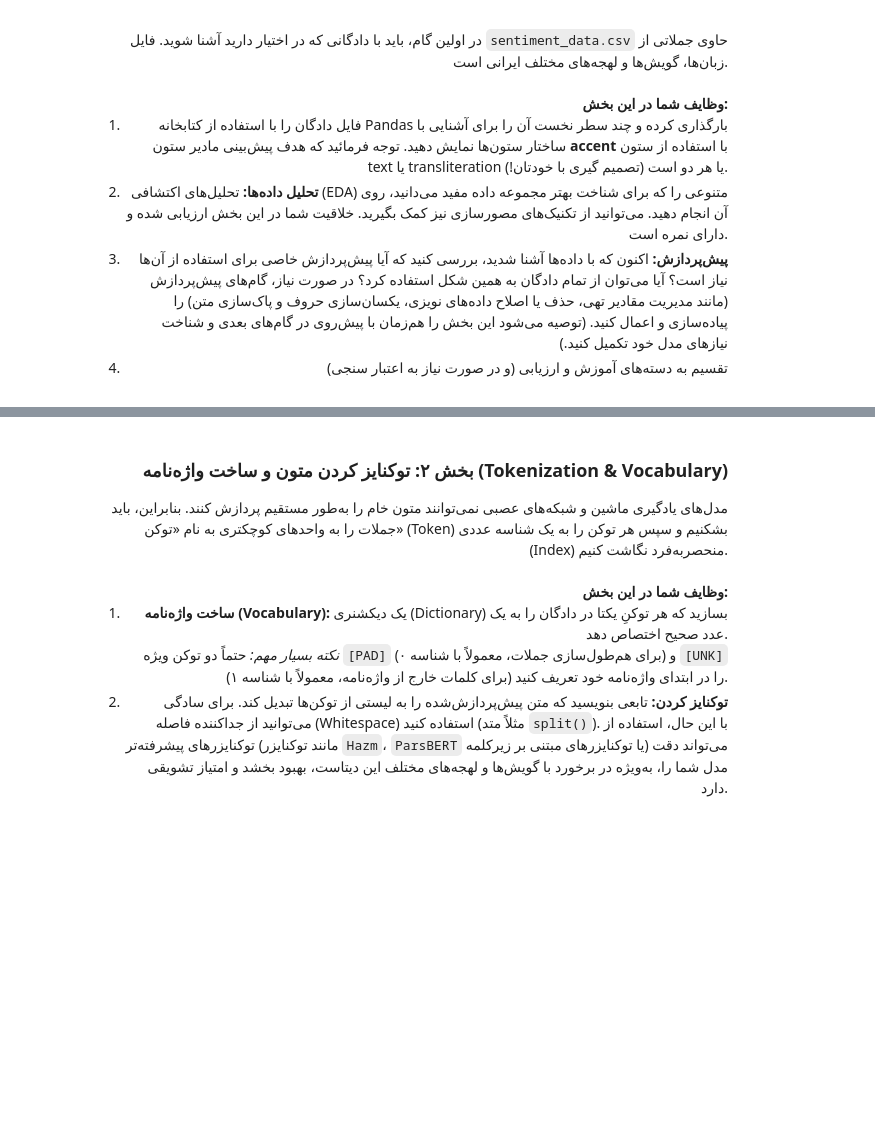
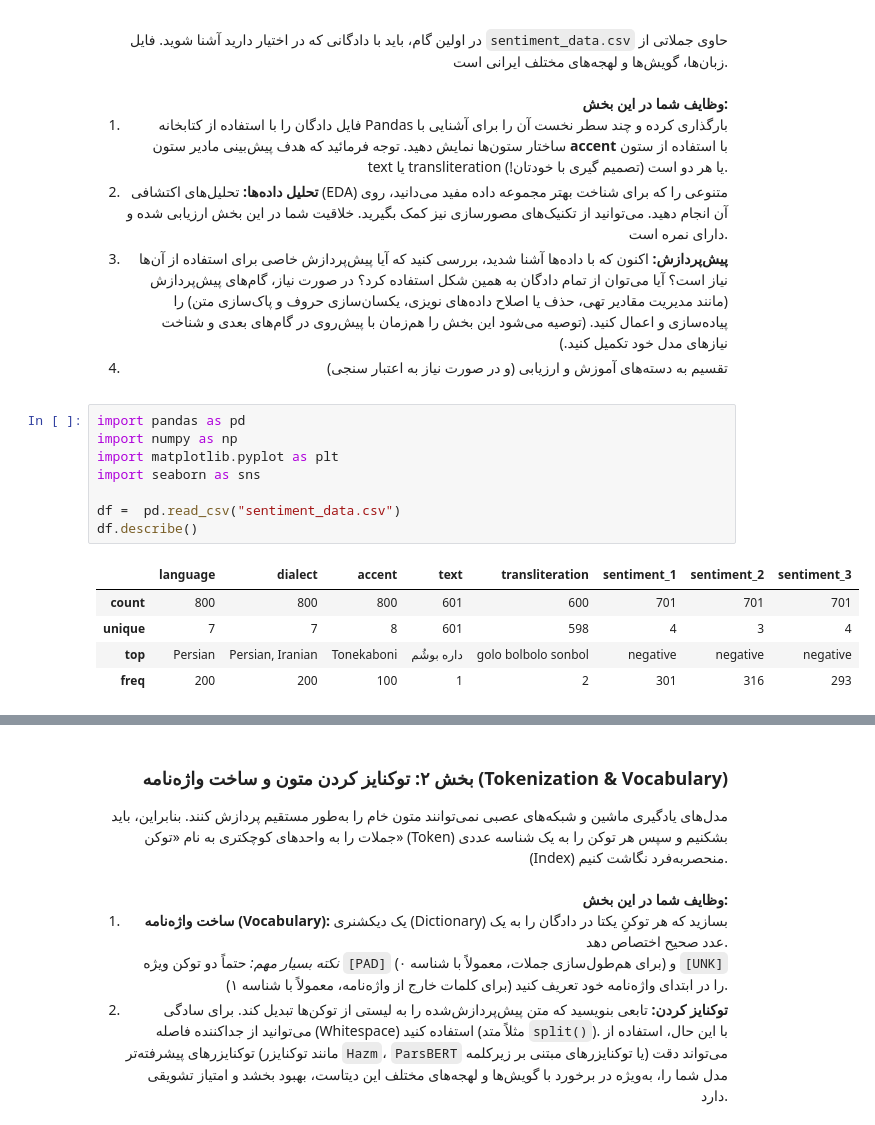
Before and after one commit to AmirhosseinRHT/Natural-Language-Processing-Projects, a Jupyter notebook: CA2/CA2.ipynb, the cells around one changed output, grey strips where cells are left out. Cells and saved outputs as stored; diff of their text form; blank space fills up the shorter version.

```diff
--- a/CA2/CA2.ipynb
+++ b/CA2/CA2.ipynb
@@ -71,3 +71,17 @@
     </li>
 </ol>
 </div>
+# %%
+import pandas as pd
+import numpy as np
+import matplotlib.pyplot as plt
+import seaborn as sns
+
+df =  pd.read_csv("sentiment_data.csv")
+df.describe()
+# %% [output]
+|  | language | dialect | accent | text | transliteration | sentiment_1 | sentiment_2 | sentiment_3 |
+| count | 800 | 800 | 800 | 601 | 600 | 701 | 701 | 701 |
+| unique | 7 | 7 | 8 | 601 | 598 | 4 | 3 | 4 |
+| top | Persian | Persian, Iranian | Tonekaboni | داره بوشُم | golo bolbolo sonbol | negative | negative | negative |
+| freq | 200 | 200 | 100 | 1 | 2 | 301 | 316 | 293 |
```
Also changed, not shown: parts of 3 cells of this notebook, 1 other file.
